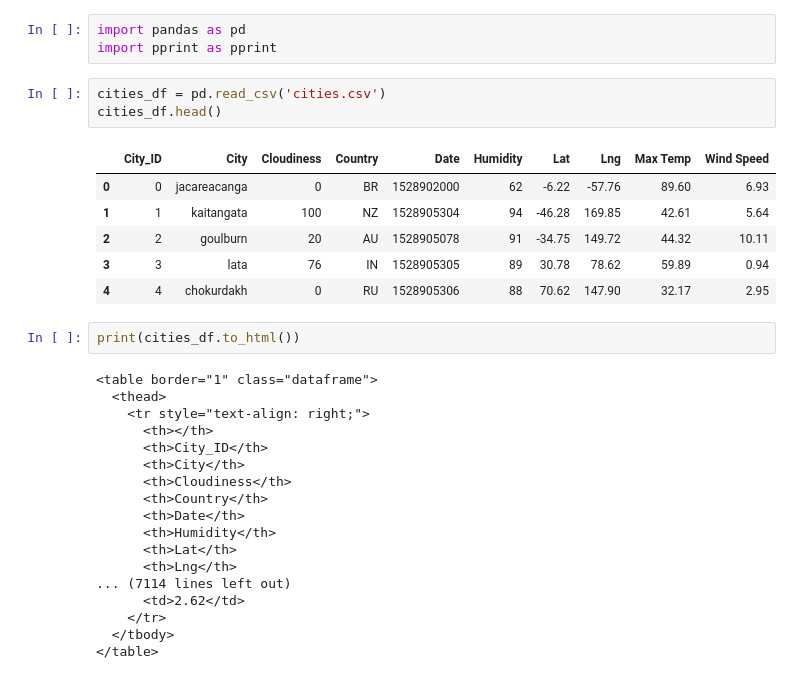
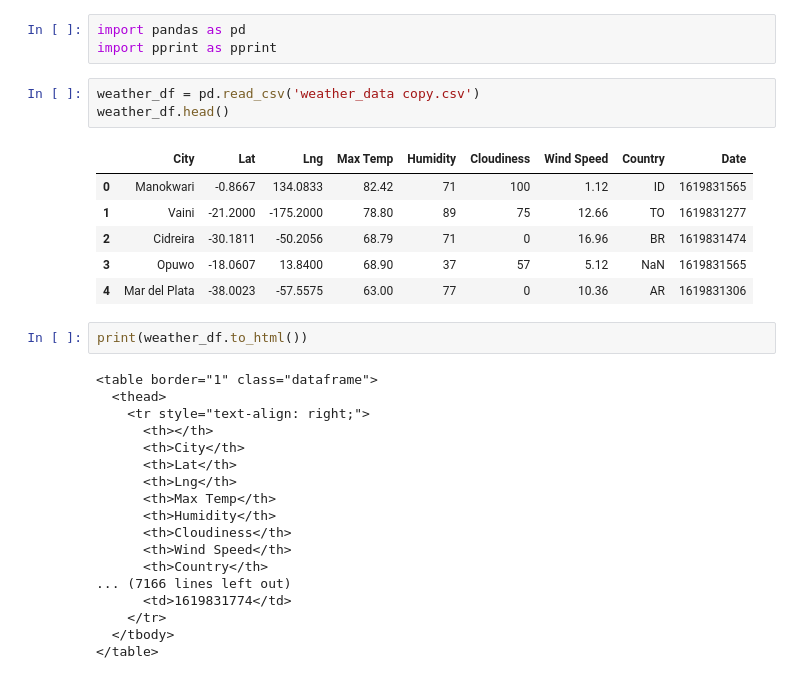
Before and after one commit to jenniecinelli/web-design-challenge, a Jupyter notebook: Resources/html.ipynb, the cells around one changed output. Cells and saved outputs as stored; diff of their text form.

```diff
--- a/Resources/html.ipynb
+++ b/Resources/html.ipynb
@@ -2,32 +2,32 @@
 import pandas as pd
 import pprint as pprint
 # %%
-cities_df = pd.read_csv('cities.csv')
-cities_df.head()
+weather_df = pd.read_csv('weather_data copy.csv')
+weather_df.head()
 # %% [output]
-|  | City_ID | City | Cloudiness | Country | Date | Humidity | Lat | Lng | Max Temp | Wind Speed |
-| 0 | 0 | jacareacanga | 0 | BR | 1528902000 | 62 | -6.22 | -57.76 | 89.60 | 6.93 |
-| 1 | 1 | kaitangata | 100 | NZ | 1528905304 | 94 | -46.28 | 169.85 | 42.61 | 5.64 |
-| 2 | 2 | goulburn | 20 | AU | 1528905078 | 91 | -34.75 | 149.72 | 44.32 | 10.11 |
-| 3 | 3 | lata | 76 | IN | 1528905305 | 89 | 30.78 | 78.62 | 59.89 | 0.94 |
-| 4 | 4 | chokurdakh | 0 | RU | 1528905306 | 88 | 70.62 | 147.90 | 32.17 | 2.95 |
+|  | City | Lat | Lng | Max Temp | Humidity | Cloudiness | Wind Speed | Country | Date |
+| 0 | Manokwari | -0.8667 | 134.0833 | 82.42 | 71 | 100 | 1.12 | ID | 1619831565 |
+| 1 | Vaini | -21.2000 | -175.2000 | 78.80 | 89 | 75 | 12.66 | TO | 1619831277 |
+| 2 | Cidreira | -30.1811 | -50.2056 | 68.79 | 71 | 0 | 16.96 | BR | 1619831474 |
+| 3 | Opuwo | -18.0607 | 13.8400 | 68.90 | 37 | 57 | 5.12 | NaN | 1619831565 |
+| 4 | Mar del Plata | -38.0023 | -57.5575 | 63.00 | 77 | 0 | 10.36 | AR | 1619831306 |
 # %%
-print(cities_df.to_html())
+print(weather_df.to_html())
 # %% [output]
 <table border="1" class="dataframe">
   <thead>
     <tr style="text-align: right;">
       <th></th>
-      <th>City_ID</th>
       <th>City</th>
-      <th>Cloudiness</th>
-      <th>Country</th>
-      <th>Date</th>
-      <th>Humidity</th>
       <th>Lat</th>
       <th>Lng</th>
-... (7114 lines left out)
-      <td>2.62</td>
+      <th>Max Temp</th>
+      <th>Humidity</th>
+      <th>Cloudiness</th>
+      <th>Wind Speed</th>
+      <th>Country</th>
+... (7166 lines left out)
+      <td>1619831774</td>
     </tr>
   </tbody>
 </table>
```
Also changed, not shown: 13 other files.
